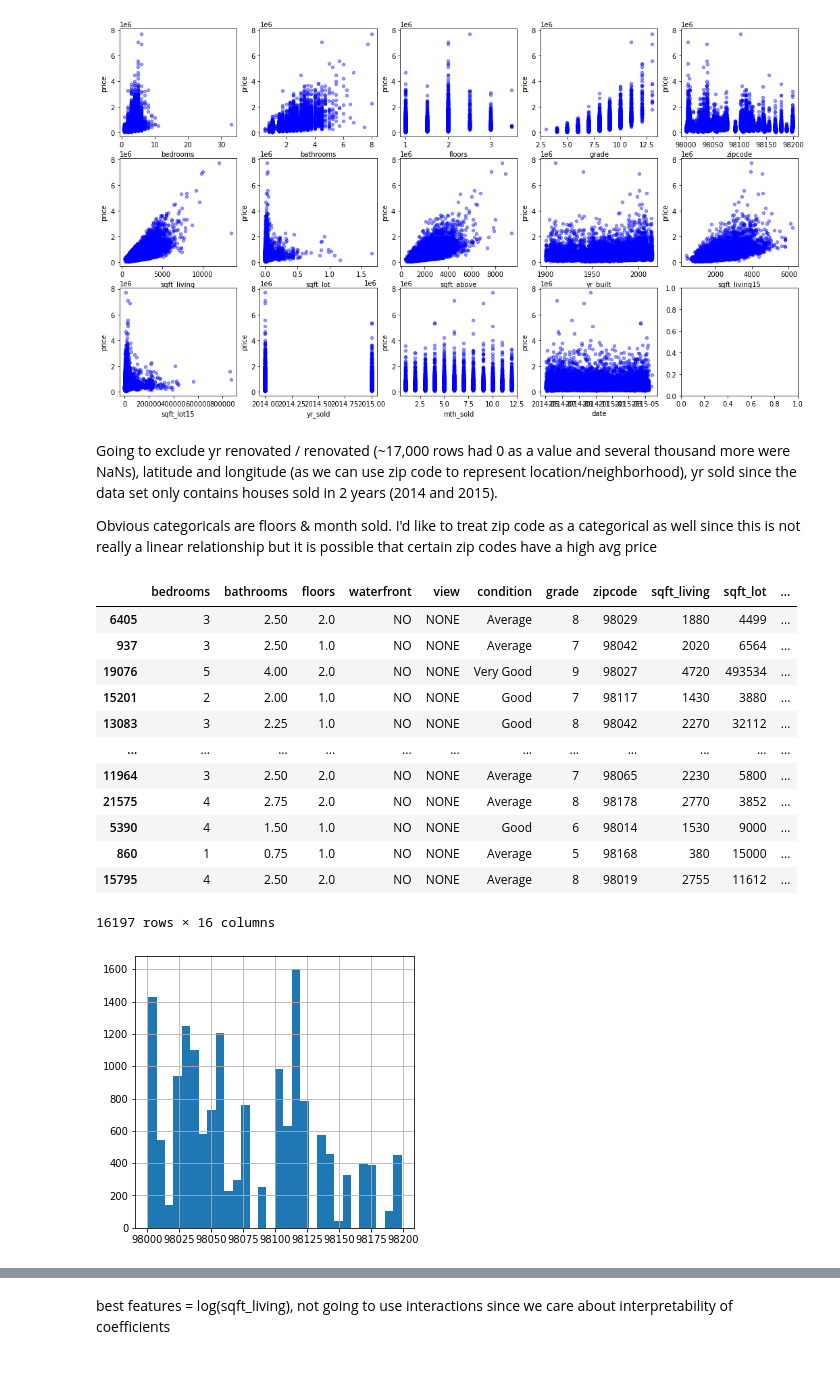
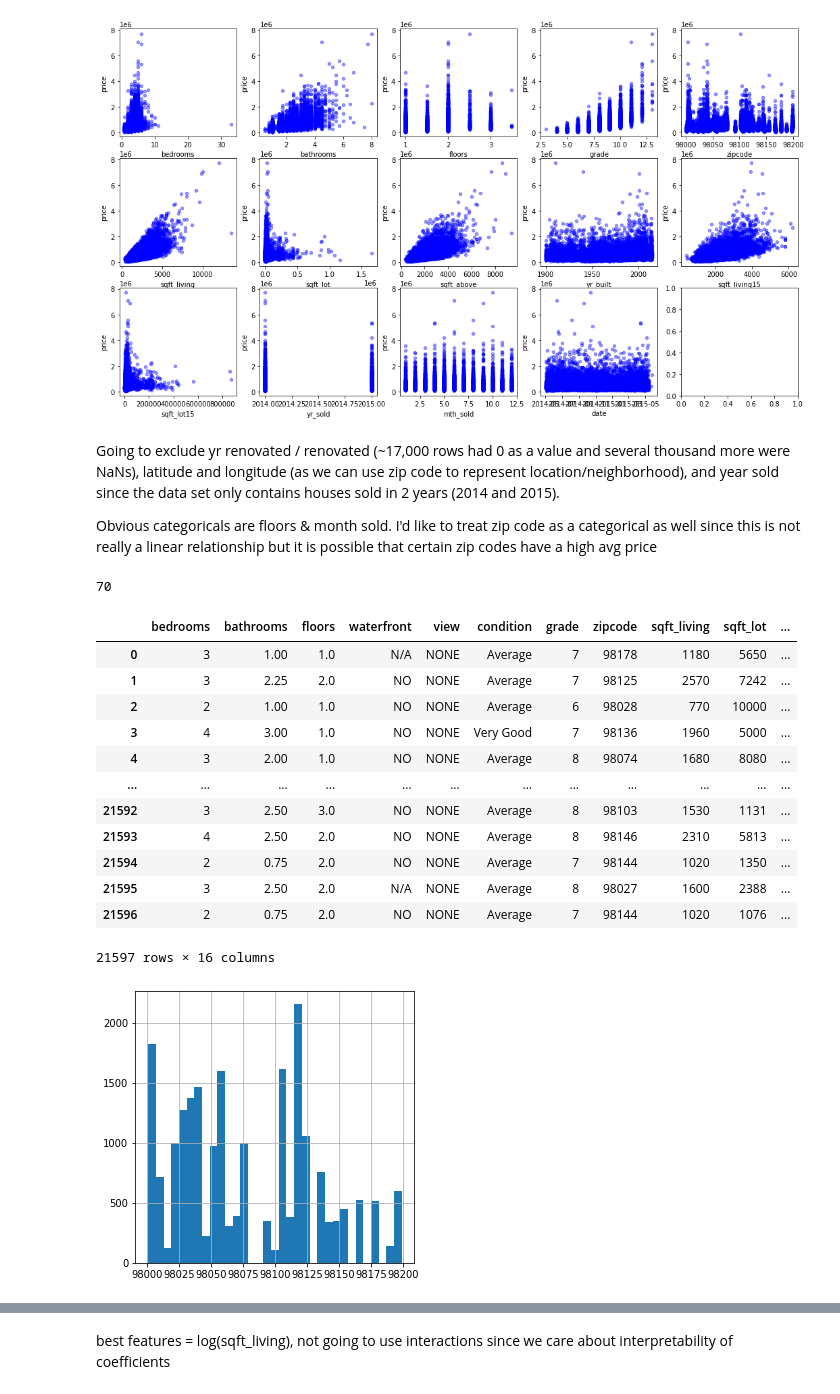
Before and after one commit to ntdoris/dsc-phase-2-project-v2-3, a Jupyter notebook: student.ipynb, the cells around one changed output, grey strips where cells are left out. Saved outputs shown, nothing was run; the diff lists cells and outputs as text; code cells hidden in the pictures.

```diff
--- a/student.ipynb
+++ b/student.ipynb
@@ -335,9 +354,13 @@ for xcol, ax in zip(cols, axe):
 # %% [output]
 [figure]
 # %% [markdown]
-Going to exclude yr renovated / renovated (~17,000 rows had 0 as a value and several thousand more were NaNs), latitude and longitude (as we can use zip code to represent location/neighborhood), yr sold since the data set only contains houses sold in 2 years (2014 and 2015).
+Going to exclude yr renovated / renovated (~17,000 rows had 0 as a value and several thousand more were NaNs), latitude and longitude (as we can use zip code to represent location/neighborhood), and year sold since the data set only contains houses sold in 2 years (2014 and 2015).
 
 Obvious categoricals are floors & month sold. I'd like to treat zip code as a categorical as well since this is not really a linear relationship but it is possible that certain zip codes have a high avg price
+# %%
+len(set(df['zipcode'])) # this will be categorical
+# %% [output]
+70
 # %%
 relevant_columns = ['bedrooms', # number of bedrooms
                     'bathrooms', # number of bathrooms
@@ -358,28 +381,28 @@ relevant_columns = ['bedrooms', # number of bedrooms
                     'date' # date house was sold
                    ]
 
-categoricals = ['floors', 'waterfront', 'mth_sold', 'view', 'condition', 'zipcode', 'waterfront']
+categoricals = ['waterfront', 'mth_sold', 'view', 'condition', 'zipcode', 'waterfront']
 continuous = ['bedrooms', 'bathrooms', 'sqft_living', 'sqft_lot', 'sqft_above', 'date', 'grade',
-              'yr_built', 'sqft_living15', 'sqft_lot15']
+              'yr_built', 'sqft_living15', 'sqft_lot15', 'floors']
 
-X_train = X_train[relevant_columns]
-X_train
+X = X[relevant_columns]
+X
 # %% [output]
 |  | bedrooms | bathrooms | floors | waterfront | view | condition | grade | zipcode | sqft_living | sqft_lot | ... |
-| 6405 | 3 | 2.50 | 2.0 | NO | NONE | Average | 8 | 98029 | 1880 | 4499 | ... |
-| 937 | 3 | 2.50 | 1.0 | NO | NONE | Average | 7 | 98042 | 2020 | 6564 | ... |
-| 19076 | 5 | 4.00 | 2.0 | NO | NONE | Very Good | 9 | 98027 | 4720 | 493534 | ... |
-| 15201 | 2 | 2.00 | 1.0 | NO | NONE | Good | 7 | 98117 | 1430 | 3880 | ... |
-| 13083 | 3 | 2.25 | 1.0 | NO | NONE | Good | 8 | 98042 | 2270 | 32112 | ... |
+| 0 | 3 | 1.00 | 1.0 | N/A | NONE | Average | 7 | 98178 | 1180 | 5650 | ... |
+| 1 | 3 | 2.25 | 2.0 | NO | NONE | Average | 7 | 98125 | 2570 | 7242 | ... |
+| 2 | 2 | 1.00 | 1.0 | NO | NONE | Average | 6 | 98028 | 770 | 10000 | ... |
+| 3 | 4 | 3.00 | 1.0 | NO | NONE | Very Good | 7 | 98136 | 1960 | 5000 | ... |
+| 4 | 3 | 2.00 | 1.0 | NO | NONE | Average | 8 | 98074 | 1680 | 8080 | ... |
 | ... | ... | ... | ... | ... | ... | ... | ... | ... | ... | ... | ... |
-| 11964 | 3 | 2.50 | 2.0 | NO | NONE | Average | 7 | 98065 | 2230 | 5800 | ... |
-| 21575 | 4 | 2.75 | 2.0 | NO | NONE | Average | 8 | 98178 | 2770 | 3852 | ... |
-| 5390 | 4 | 1.50 | 1.0 | NO | NONE | Good | 6 | 98014 | 1530 | 9000 | ... |
-| 860 | 1 | 0.75 | 1.0 | NO | NONE | Average | 5 | 98168 | 380 | 15000 | ... |
-| 15795 | 4 | 2.50 | 2.0 | NO | NONE | Average | 8 | 98019 | 2755 | 11612 | ... |
+| 21592 | 3 | 2.50 | 3.0 | NO | NONE | Average | 8 | 98103 | 1530 | 1131 | ... |
+| 21593 | 4 | 2.50 | 2.0 | NO | NONE | Average | 8 | 98146 | 2310 | 5813 | ... |
+| 21594 | 2 | 0.75 | 2.0 | NO | NONE | Average | 7 | 98144 | 1020 | 1350 | ... |
+| 21595 | 3 | 2.50 | 2.0 | N/A | NONE | Average | 8 | 98027 | 1600 | 2388 | ... |
+| 21596 | 2 | 0.75 | 2.0 | NO | NONE | Average | 7 | 98144 | 1020 | 1076 | ... |
-16197 rows × 16 columns
+21597 rows × 16 columns
 # %%
-X_train['zipcode'].hist(figsize=[5, 5], bins='auto');
+X['zipcode'].hist(figsize=[5, 5], bins='auto');
 # %% [output]
-[figure, old version]
+[figure, new version]
 # %%
```
Also changed, not shown: parts of 66 cells of this notebook.
